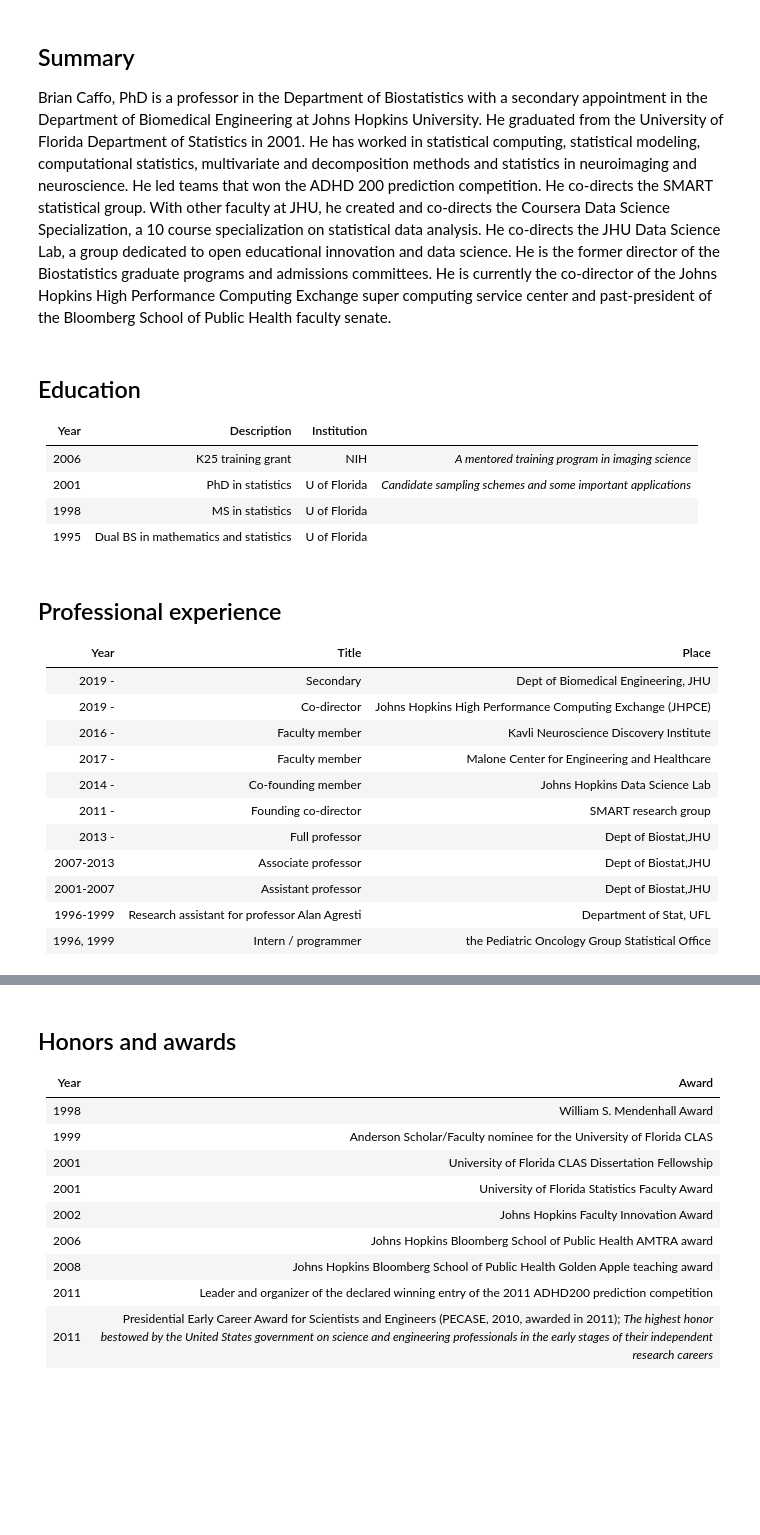
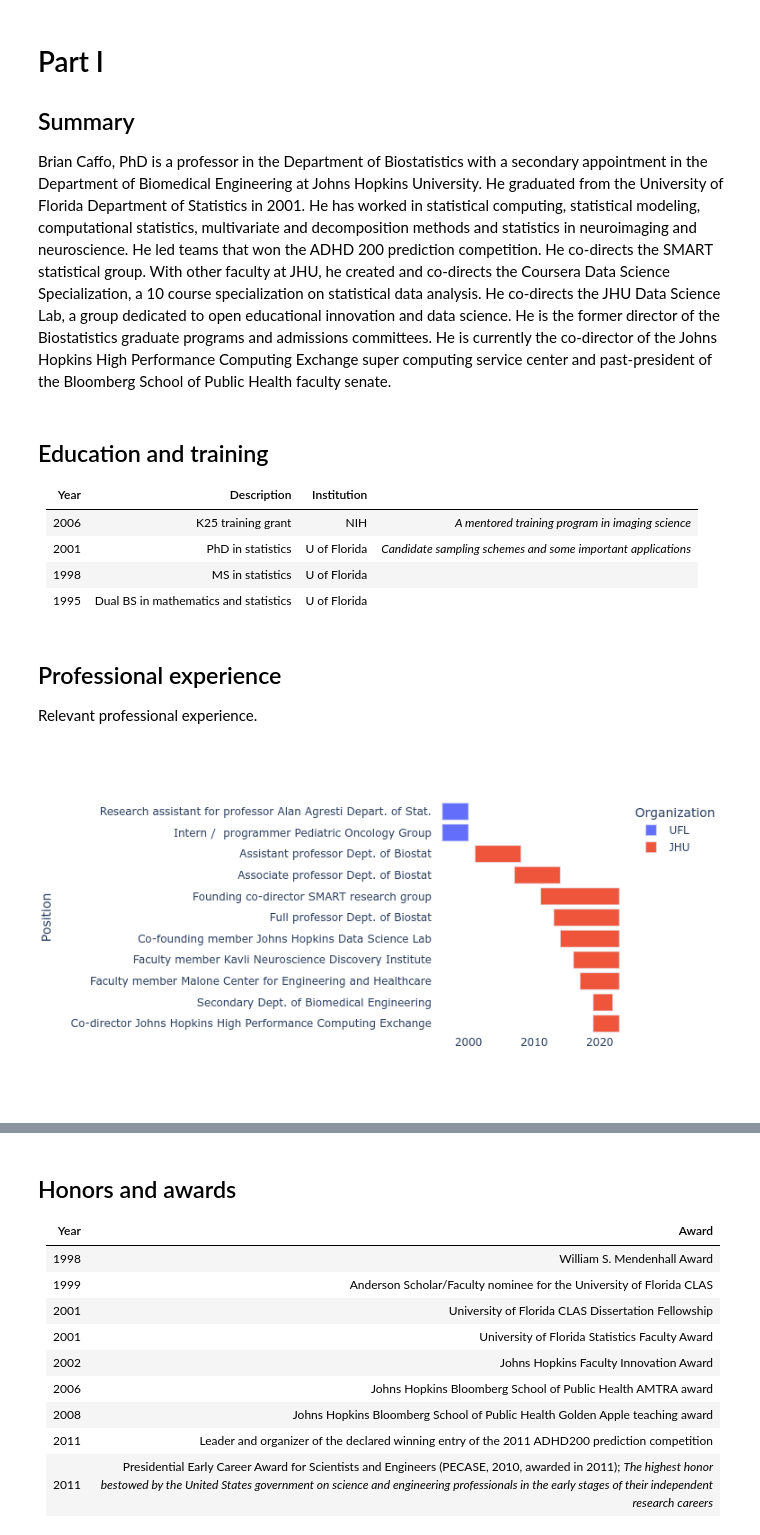
Before and after one commit to bcaffo/cv, a Jupyter notebook: cvJupyter.ipynb, the cells around one changed output, grey strips where cells are left out. Cells and saved outputs as stored; diff of their text form; code cells hidden in the pictures; blank space fills up the shorter version.

```diff
--- a/cvJupyter.ipynb
+++ b/cvJupyter.ipynb
@@ -12,9 +13,10 @@ Note if viewing pdf or print version, graphs are interactive on the [live versio
 # %% [markdown]
+# Part I
 ## Summary
 Brian Caffo, PhD is a professor in the Department of Biostatistics with a secondary appointment in the Department of Biomedical Engineering at Johns Hopkins University.
 He graduated from the University of Florida Department of Statistics in 2001. He has worked in statistical computing, statistical modeling, computational statistics, multivariate and decomposition methods and statistics in neuroimaging and neuroscience. He led teams that won the ADHD 200 prediction competition. He co-directs the SMART statistical group. With other faculty at JHU, he created and co-directs the Coursera Data Science Specialization, a 10 course specialization on statistical data analysis. He co-directs the JHU Data Science Lab, a group dedicated to open educational innovation and data science. He is the former director of the Biostatistics graduate programs and admissions committees. He is currently the co-director of the Johns Hopkins High Performance Computing Exchange super computing service center and past-president of the Bloomberg School of Public Health faculty senate.
 # %% [markdown]
-## Education
+## Education and training
 
 | Year | Description | Institution | |
 |:---  |:---         | :--- | :--- |
@@ -25,18 +40,29 @@ He graduated from the University of Florida Department of Statistics in 2001. He
 # %% [markdown]
 ## Professional experience
-| Year | Title | Place |
-| :--- | :---  | :---  |
-|2019 - | Secondary | Dept of Biomedical Engineering, JHU |
-|2019 - | Co-director | Johns Hopkins High Performance Computing Exchange (JHPCE)|
-| 2016 - | Faculty member | Kavli Neuroscience Discovery Institute |
-| 2017 - | Faculty member | Malone Center for Engineering and Healthcare |
-| 2014 - | Co-founding member | Johns Hopkins Data Science Lab |
-|2011 - | Founding co-director | SMART research group |
-|2013 - | Full professor | Dept of Biostat,JHU |
-|2007-2013 | Associate professor | Dept of Biostat,JHU |
-|2001-2007 | Assistant professor |Dept of Biostat,JHU |
-|1996-1999 | Research assistant for professor Alan Agresti | Department of Stat, UFL |
-|1996, 1999 | Intern /  programmer | the Pediatric Oncology Group Statistical Office |
+Relevant professional experience.
+# %%
+profExp = pd.read_csv("profExp.txt", delimiter="|")
+profExp['Start'] = pd.to_datetime("01/01/"+profExp['Start'].astype(str))
+profExp['End'] = pd.to_datetime("12/31/"+profExp['End'].astype(str))
+profExp = profExp.sort_values(by = ['Start', 'End'])
+profExp = profExp.assign(Position=profExp['Title']+" "+profExp['Place'])
+
+
+fig = px.timeline(profExp, x_start="Start", x_end="End",
+                  y='Position',
+                  color="Organization",
+                  height=400)
+
+fig = fig.update_layout({
+    'plot_bgcolor' : 'rgba(0, 0, 0, 0)',
+    'paper_bgcolor' : 'rgba(0, 0, 0, 0)'})
+
+
+fig.update_yaxes(autorange="reversed")
+
+fig.show()
+# %% [output]
+[figure, added]
 # %% [markdown]
 ## Profesional activities
 
```
Also changed, not shown: parts of 17 cells of this notebook, 4 other files.
